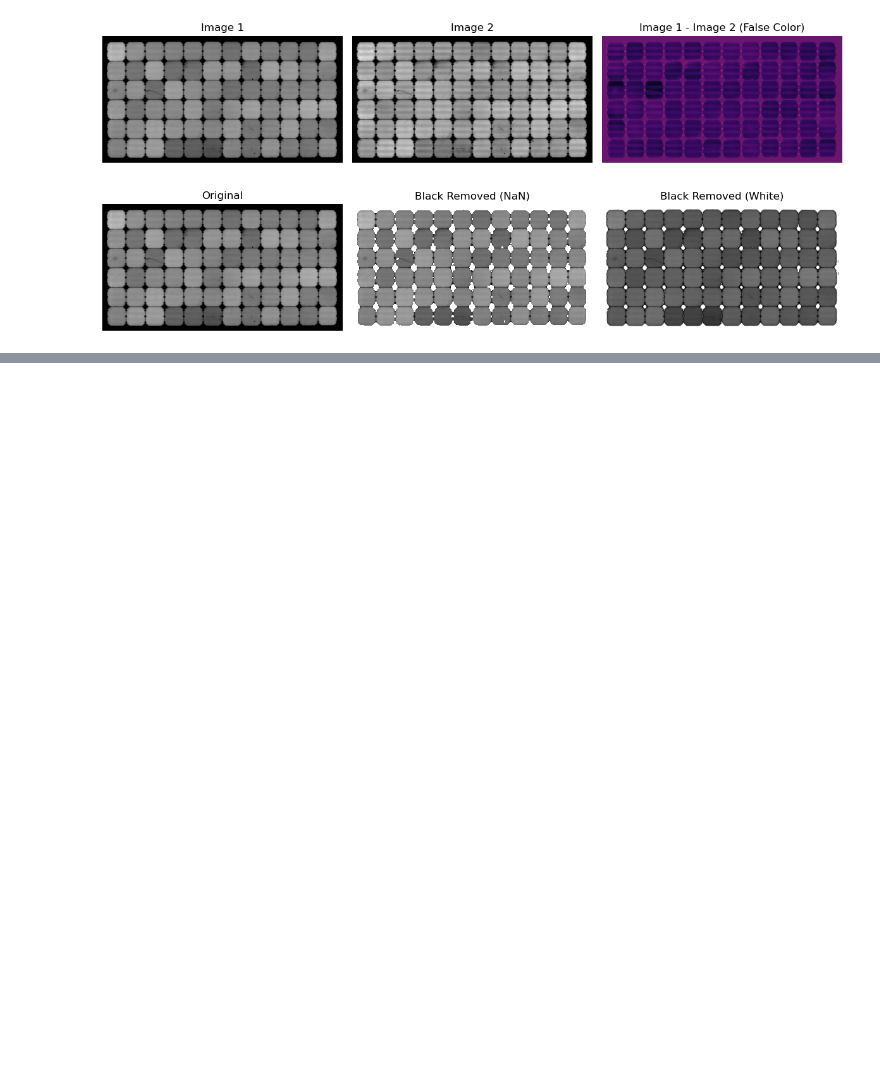
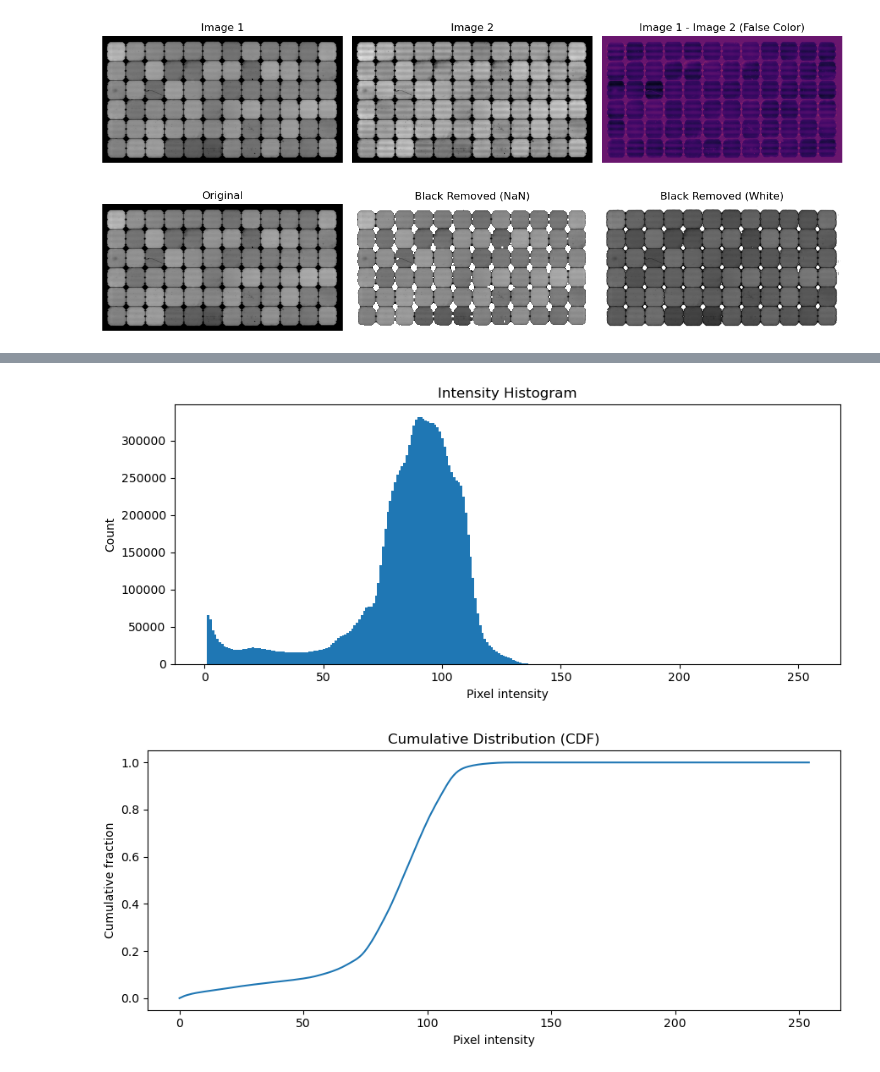
Before and after one commit to Kakozi/kodethesis, a Jupyter notebook: kodethesis.ipynb, the cells around one changed output, grey strips where cells are left out. Saved outputs shown, nothing was run; the diff lists cells and outputs as text; code cells hidden in the pictures; blank space fills up the shorter version.

```diff
--- a/kodethesis.ipynb
+++ b/kodethesis.ipynb
@@ -353,0 +398,37 @@ Uniform boxes: 71
+# %%
+
+#img_path
+
+# Baca grayscale
+img = cv2.imread(img_path_1, cv2.IMREAD_GRAYSCALE)
+if img is None:
+    raise FileNotFoundError(img_path)
+
+# (Opsional) Abaikan background hitam sempurna (0)
+vals = img[img > 0].ravel()  # kalau mau include semua pixel: vals = img.ravel()
+
+# Histogram
+bins = 256
+hist, bin_edges = np.histogram(vals, bins=bins, range=(0, 255))
+cdf = np.cumsum(hist) / np.sum(hist)
+
+# Plot histogram
+plt.figure(figsize=(9,4))
+plt.title("Intensity Histogram")
+plt.xlabel("Pixel intensity")
+plt.ylabel("Count")
+plt.hist(vals, bins=bins, range=(0,255))
+plt.tight_layout()
+plt.show()
+
+# Plot CDF
+plt.figure(figsize=(9,4))
+plt.title("Cumulative Distribution (CDF)")
+plt.xlabel("Pixel intensity")
+plt.ylabel("Cumulative fraction")
+plt.plot(bin_edges[:-1], cdf)
+plt.tight_layout()
+plt.show()
+# %% [output]
+[figure, added]
+[figure, added]
```
Also changed, not shown: parts of 4 cells of this notebook.
